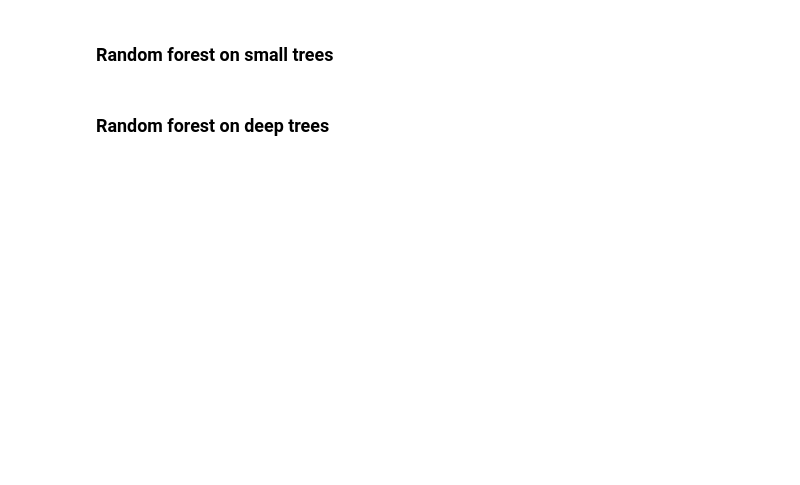
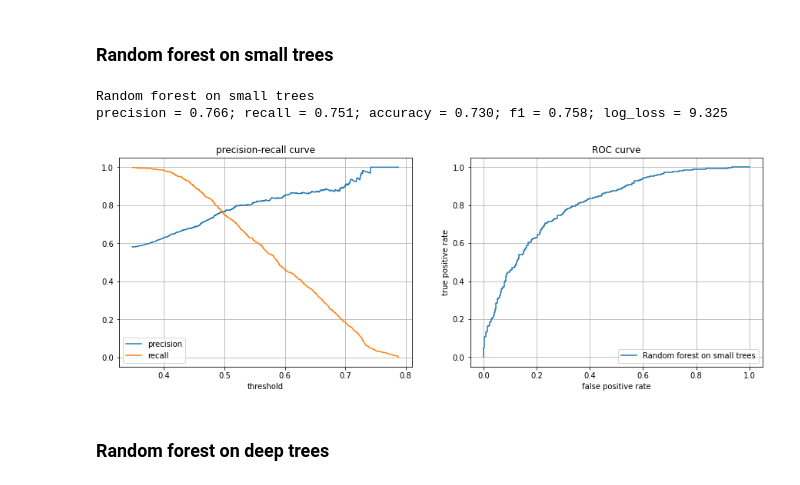
Before and after one commit to vanSultan/ml_itmo, a Jupyter notebook: lab_01/lab_01.ipynb, the cells around one changed output. Cells and saved outputs as stored; diff of their text form; code cells hidden in the pictures; blank space fills up the shorter version.

```diff
--- a/lab_01/lab_01.ipynb
+++ b/lab_01/lab_01.ipynb
@@ -79,2 +95,15 @@ pass
+# %%
+rs_forest = RandomForestClassifier(max_depth=3, random_state=777)
+rs_forest = rs_forest.fit(x_train, y_train)
+
+show_metrics(
+    "Random forest on small trees", y_test,
+    rs_forest.predict(x_test),
+    rs_forest.predict_proba(x_test)[:, 1]
+)
+# %% [output]
+Random forest on small trees
+precision = 0.766; recall = 0.751; accuracy = 0.730; f1 = 0.758; log_loss = 9.325
+[figure, added]
 # %% [markdown]
 ### Random forest on deep trees
```
Also changed, not shown: parts of 10 cells of this notebook.
